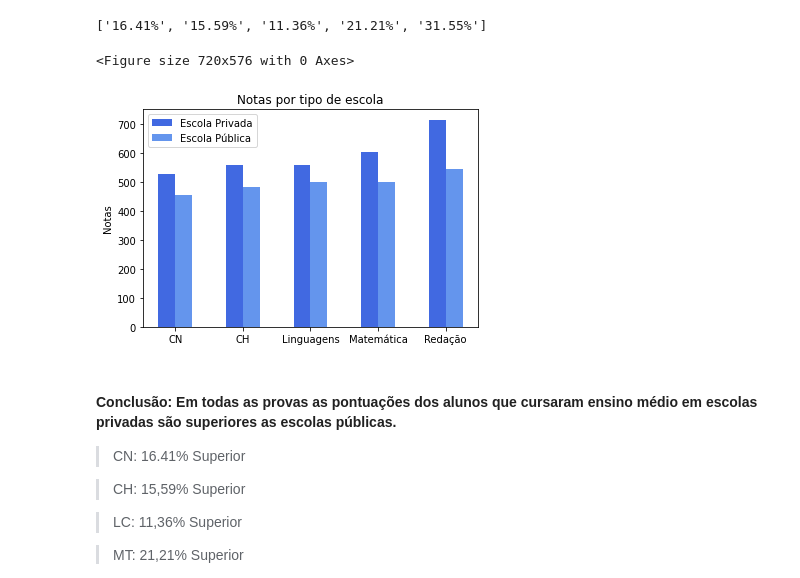
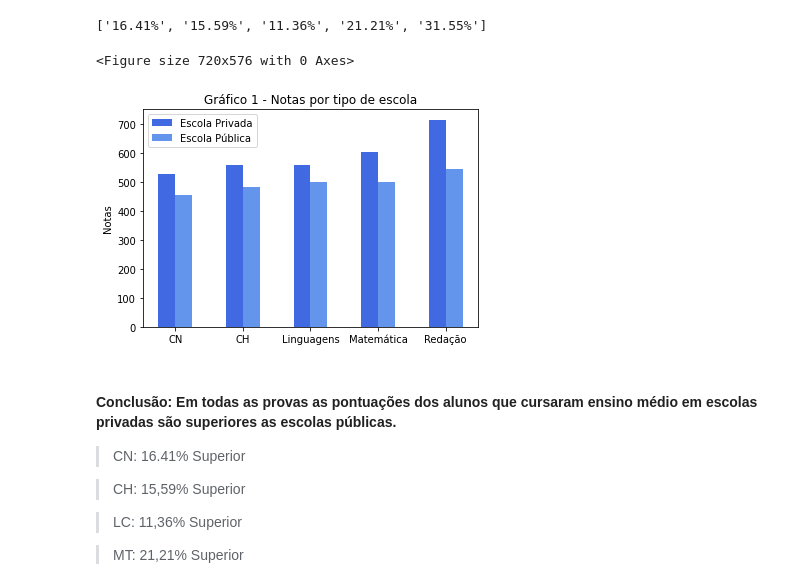
Before and after one commit to henriquecl/Aprendendo_Python, a Jupyter notebook: AnalisePE.ipynb, the cells around one changed output. Cells and saved outputs as stored; diff of their text form; code cells hidden in the pictures.

```diff
--- a/AnalisePE.ipynb
+++ b/AnalisePE.ipynb
@@ -158,20 +158,20 @@ diferenca
 # %%
 plt.figure(figsize=(10,8))
 materias2 = ["CN", "CH", "Linguagens", "Matemática", "Redação"]
 x = np.arange(len(materias2))
 width = 0.25
 fig, ax = plt.subplots()
 rects1 = ax.bar(x - width/2, lista_media_notas_privada,  color = 'royalblue', width= 0.25, label='Escola Privada')
 rects2 = ax.bar(x + width/2, lista_media_notas_publica,color = 'cornflowerblue', width= 0.25, label='Escola Pública')
 ax.set_ylabel('Notas')
-ax.set_title('Notas por tipo de escola')
+ax.set_title('Gráfico 1 - Notas por tipo de escola')
 ax.set_xticks(x)
 ax.set_xticklabels(materias2)
 ax.legend()
 plt.show()
 # %% [output]
 <Figure size 720x576 with 0 Axes>
-[figure, old version]
+[figure, new version]
 # %% [markdown]
 #### Conclusão: Em todas as provas as pontuações dos alunos que cursaram ensino médio em  escolas privadas são superiores as escolas públicas.
 
```
Also changed, not shown: parts of 7 cells of this notebook.
